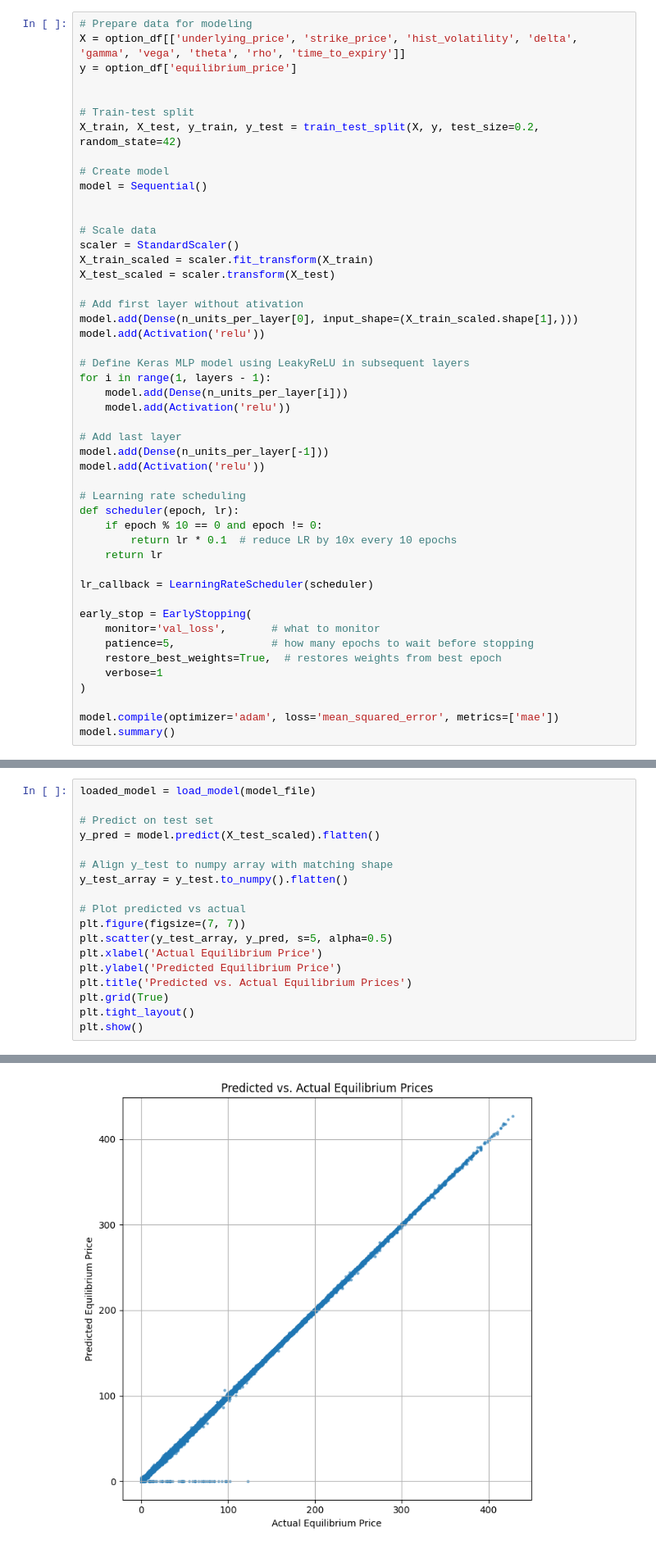
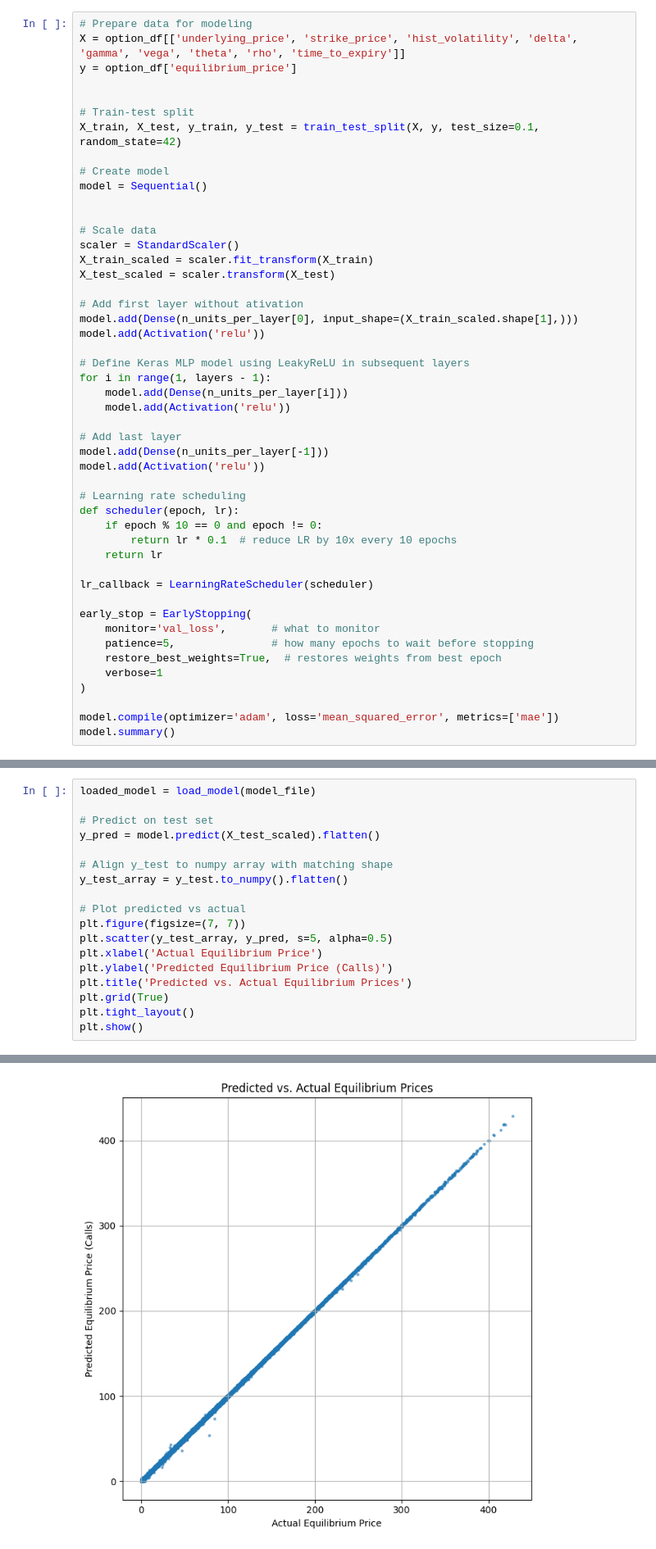
Before and after one commit to AdamK14/CS-4641-Project, a Jupyter notebook: MLP1/mlp1_calls.ipynb, the cells around one changed output, grey strips where cells are left out. Shown: that part at 82% size. Saved outputs shown, nothing was run; the diff lists cells and outputs as text.

```diff
--- a/MLP1/mlp1_calls.ipynb
+++ b/MLP1/mlp1_calls.ipynb
@@ -129,7 +130,7 @@ y = option_df['equilibrium_price']
 
 
 # Train-test split
-X_train, X_test, y_train, y_test = train_test_split(X, y, test_size=0.2, random_state=42)
+X_train, X_test, y_train, y_test = train_test_split(X, y, test_size=0.1, random_state=42)
 
 # Create model
 model = Sequential()
@@ -254,7 +255,7 @@ y_test_array = y_test.to_numpy().flatten()
 plt.figure(figsize=(7, 7))
 plt.scatter(y_test_array, y_pred, s=5, alpha=0.5)
 plt.xlabel('Actual Equilibrium Price')
-plt.ylabel('Predicted Equilibrium Price')
+plt.ylabel('Predicted Equilibrium Price (Calls)')
 plt.title('Predicted vs. Actual Equilibrium Prices')
 plt.grid(True)
 plt.tight_layout()
@@ -265,4 +266,4 @@ WARNING:absl:Compiled the loaded model, but the compiled metrics have yet to be
-[figure, old version]
+[figure, new version]
 # %% [markdown]
 # Test random entries
 # %%
```
Also changed, not shown: parts of 27 cells of this notebook, 11 other files.
